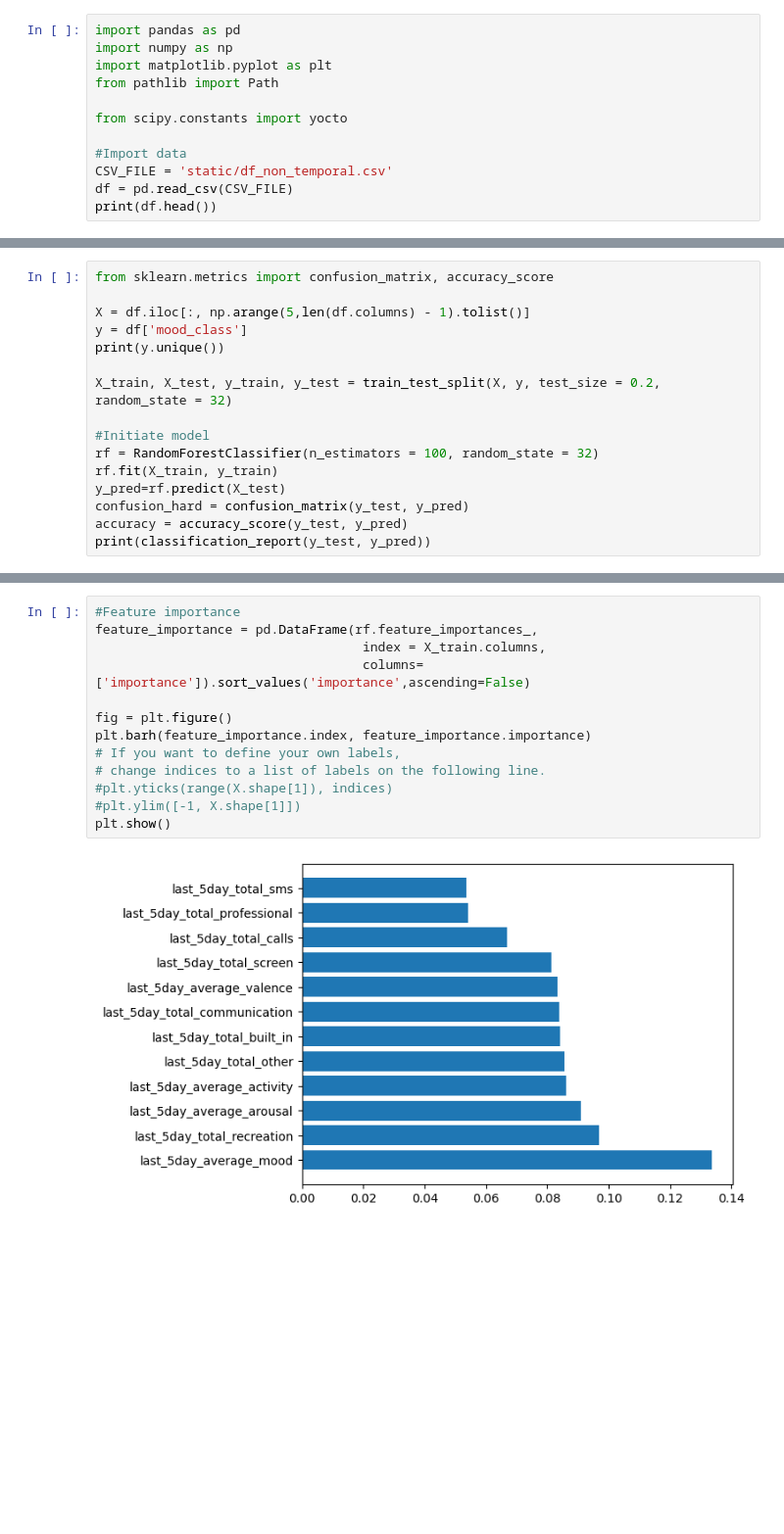
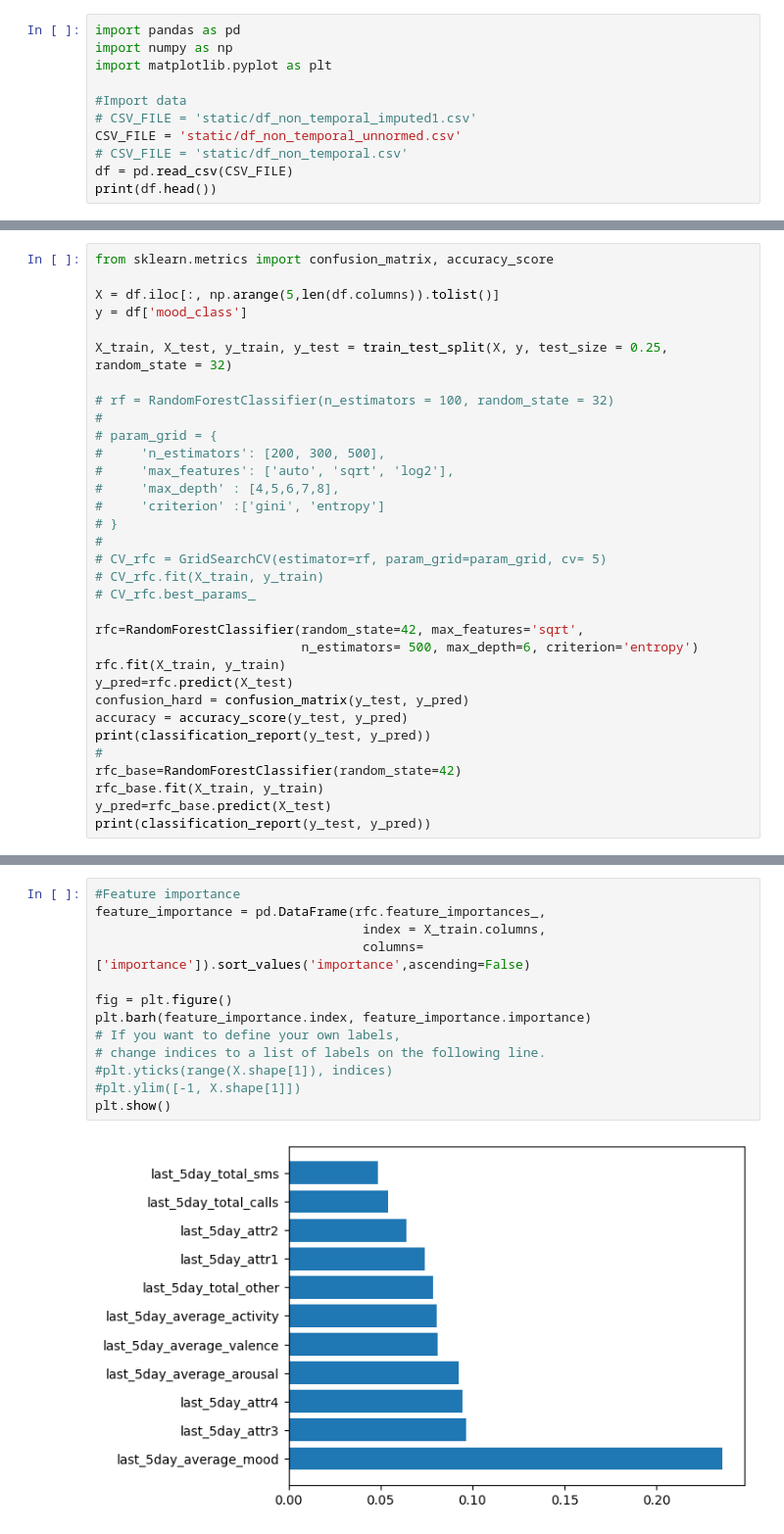
Before and after one commit to brzsrc/data_mining, a Jupyter notebook: assignment/RF and AdaBoost.ipynb, the cells around one changed output, grey strips where cells are left out. Shown at 98% size. Saved outputs shown, nothing was run; the diff lists cells and outputs as text; blank space fills up the shorter version.

```diff
--- a/assignment/RF and AdaBoost.ipynb
+++ b/assignment/RF and AdaBoost.ipynb
@@ -2,12 +2,11 @@
 import pandas as pd
 import numpy as np
 import matplotlib.pyplot as plt
-from pathlib import Path
-
-from scipy.constants import yocto
 
 #Import data
-CSV_FILE = 'static/df_non_temporal.csv'
+# CSV_FILE = 'static/df_non_temporal_imputed1.csv'
+CSV_FILE = 'static/df_non_temporal_unnormed.csv'
+# CSV_FILE = 'static/df_non_temporal.csv'
 df = pd.read_csv(CSV_FILE)
 print(df.head())
 # %% [output]
@@ -68,17 +99,34 @@ NameError: name 'pd' is not defined
 # %%
 from sklearn.metrics import confusion_matrix, accuracy_score
 
-X = df.iloc[:, np.arange(5,len(df.columns) - 1).tolist()]
+X = df.iloc[:, np.arange(5,len(df.columns)).tolist()]
 y = df['mood_class']
-print(y.unique())
 
-X_train, X_test, y_train, y_test = train_test_split(X, y, test_size = 0.2, random_state = 32)
+X_train, X_test, y_train, y_test = train_test_split(X, y, test_size = 0.25, random_state = 32)
 
-#Initiate model
-rf = RandomForestClassifier(n_estimators = 100, random_state = 32)
-rf.fit(X_train, y_train)
-y_pred=rf.predict(X_test)
+# rf = RandomForestClassifier(n_estimators = 100, random_state = 32)
+#
+# param_grid = {
+#     'n_estimators': [200, 300, 500],
+#     'max_features': ['auto', 'sqrt', 'log2'],
+#     'max_depth' : [4,5,6,7,8],
+#     'criterion' :['gini', 'entropy']
+# }
+#
+# CV_rfc = GridSearchCV(estimator=rf, param_grid=param_grid, cv= 5)
+# CV_rfc.fit(X_train, y_train)
+# CV_rfc.best_params_
+
+rfc=RandomForestClassifier(random_state=42, max_features='sqrt',
+                           n_estimators= 500, max_depth=6, criterion='entropy')
+rfc.fit(X_train, y_train)
+y_pred=rfc.predict(X_test)
 confusion_hard = confusion_matrix(y_test, y_pred)
 accuracy = accuracy_score(y_test, y_pred)
 print(classification_report(y_test, y_pred))
+#
+rfc_base=RandomForestClassifier(random_state=42)
+rfc_base.fit(X_train, y_train)
+y_pred=rfc_base.predict(X_test)
+print(classification_report(y_test, y_pred))
 # %% [output]
@@ -97,15 +150,15 @@ weighted avg       0.42      0.43      0.42       210
 # %%
 #Feature importance
-feature_importance = pd.DataFrame(rf.feature_importances_,
+feature_importance = pd.DataFrame(rfc.feature_importances_,
                                    index = X_train.columns,
                                    columns=['importance']).sort_values('importance',ascending=False)
 
 fig = plt.figure()
 plt.barh(feature_importance.index, feature_importance.importance)
 # If you want to define your own labels,
 # change indices to a list of labels on the following line.
 #plt.yticks(range(X.shape[1]), indices)
 #plt.ylim([-1, X.shape[1]])
 plt.show()
 # %% [output]
-[figure, old version]
+[figure, new version]
```
Also changed, not shown: parts of 4 cells of this notebook, 52 other files.
